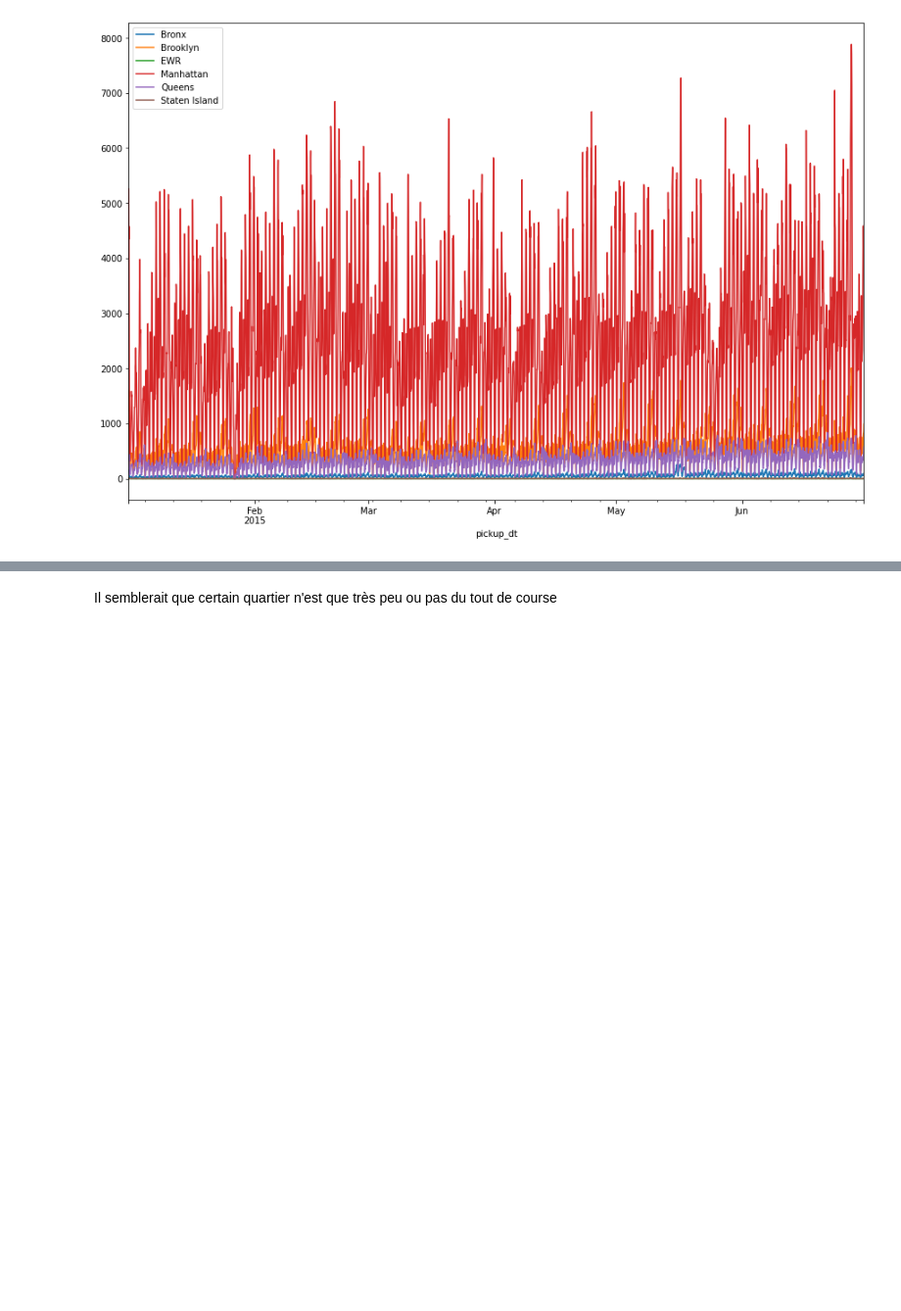
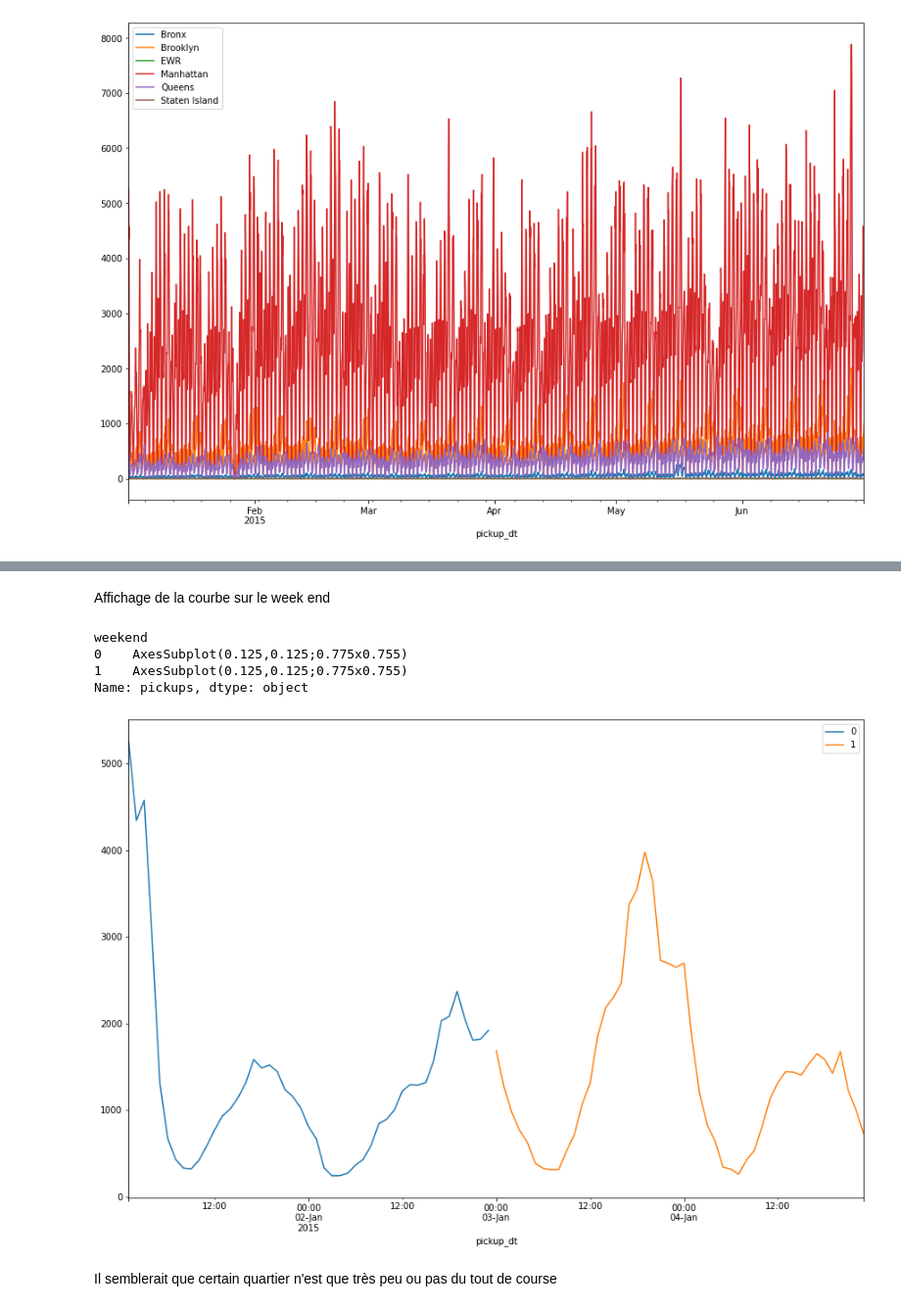
Before and after one commit to Sylvainj1/uber-times-series, a Jupyter notebook: EDA/EDA.ipynb, the cells around one changed output, grey strips where cells are left out. Shown at 98% size. Drawn from its saved outputs; the diff is of its cells as text; code cells hidden in the pictures; blank space fills up the shorter version.

Commit message:
EDA fonction added +  weekend or not

```diff
--- a/EDA/Untitled.ipynb
+++ b/EDA/EDA.ipynb
@@ -89,3 +89,21 @@ Name: pickups, dtype: object
+# %%
+uber_day = uber.set_index('pickup_dt')
+uber_day['weekday'] = uber_day.index.dayofweek
+uber_day = uber_day[uber_day['borough'] == 'Manhattan']
+# %%
+uber_day['weekend'] = ((pd.DatetimeIndex(uber_day.index).dayofweek) // 5 == 1).astype(int)
+# %% [markdown]
+Affichage de la courbe sur le week end
+# %%
+weekend_grouped = uber_day.loc[uber_day.index.week == 1]
+weekend_grouped = weekend_grouped.groupby('weekend')
+weekend_grouped['pickups'].plot(legend = True, figsize=(15, 10))
+# %% [output]
+weekend
+0    AxesSubplot(0.125,0.125;0.775x0.755)
+1    AxesSubplot(0.125,0.125;0.775x0.755)
+Name: pickups, dtype: object
+[figure, added]
 # %% [markdown]
 Il semblerait que certain quartier n'est que très peu ou pas du tout de course
 # %%
```
Also changed, not shown: parts of 3 cells of this notebook.
